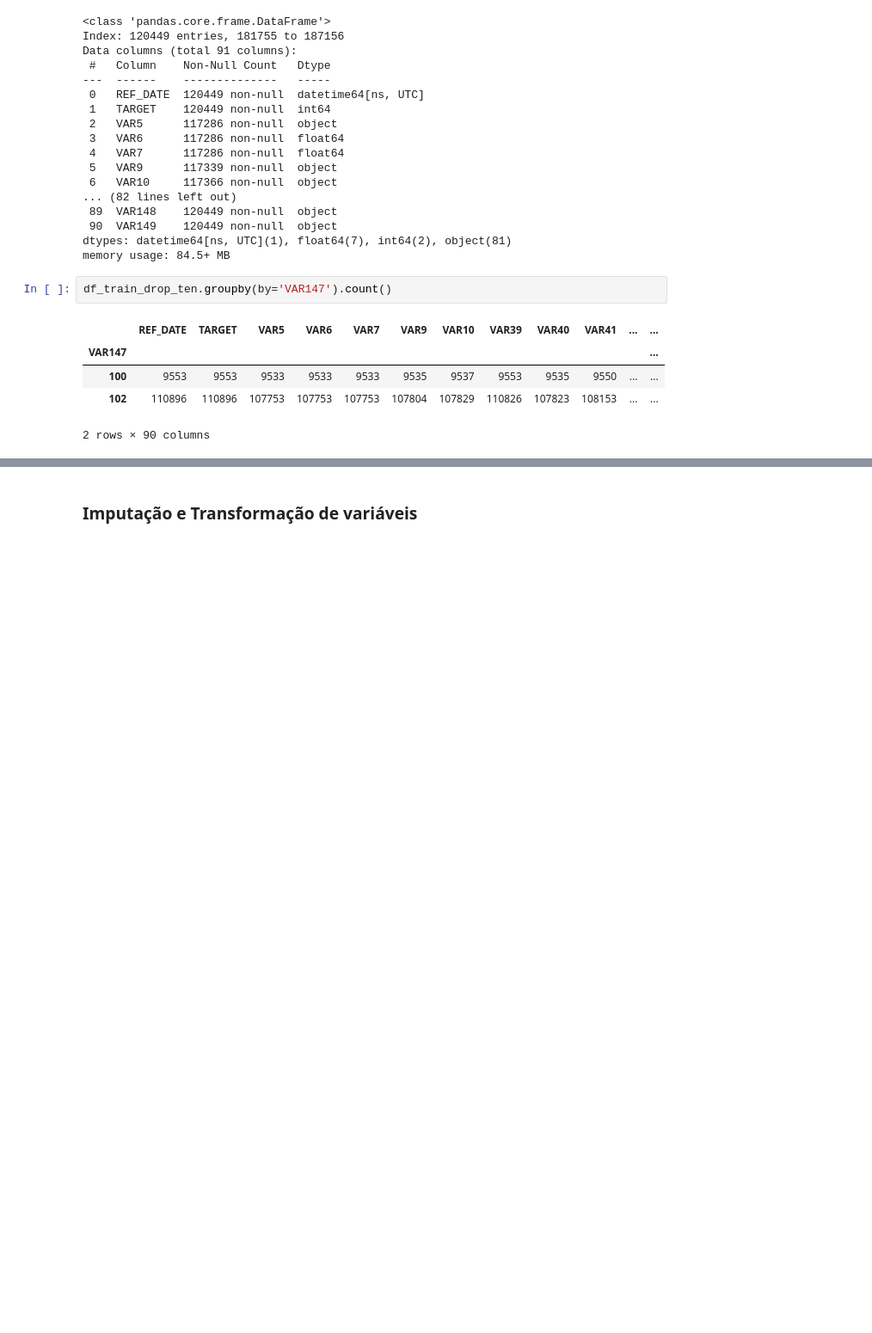
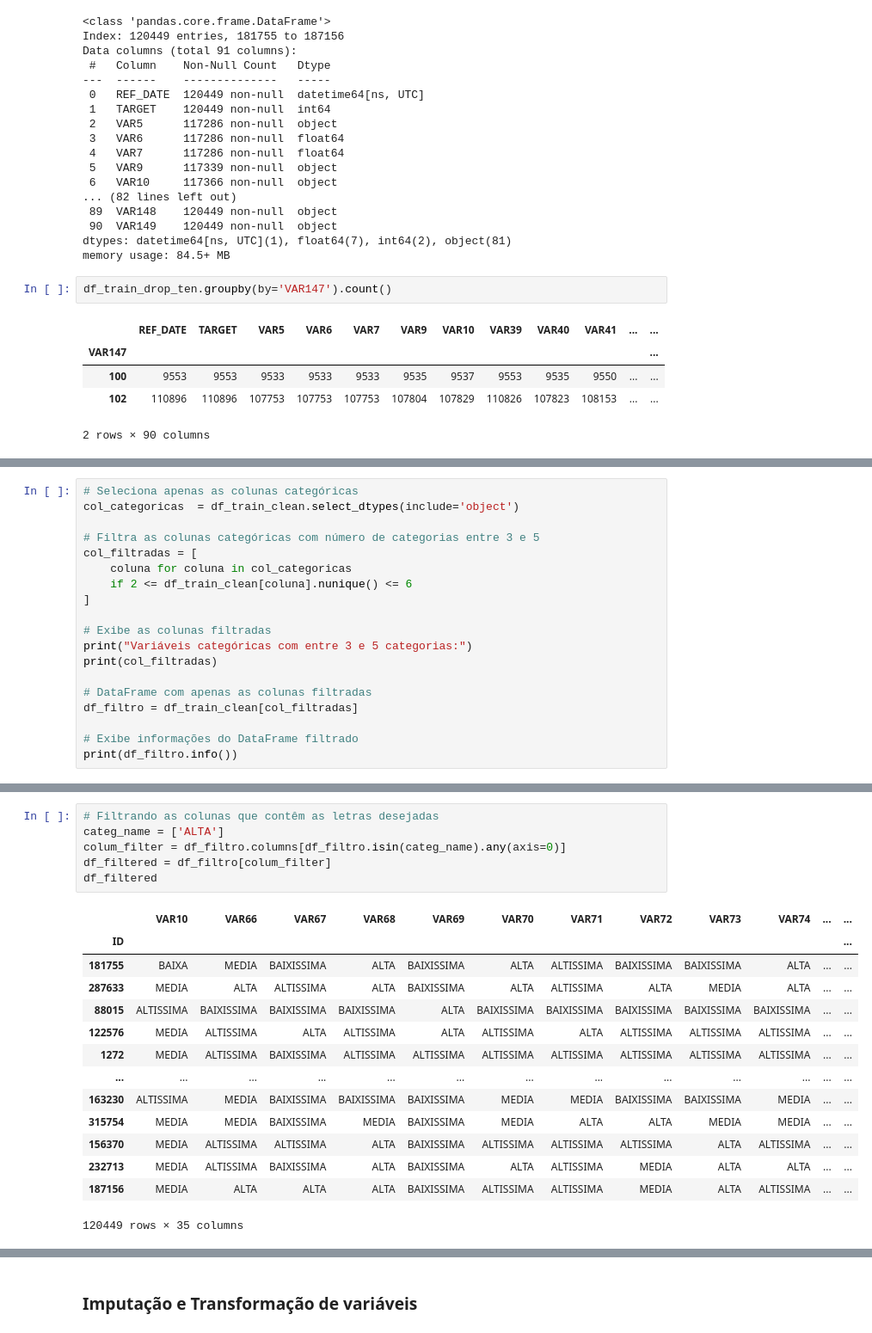
Before and after one commit to eudesgccunha/challenge-data-scientist-neurolake, a Jupyter notebook: credit/notebooks/credit_risk_analysis_tmp.ipynb, the cells around one changed output, grey strips where cells are left out. Shown at 86% size. Drawn from its saved outputs; the diff is of its cells as text; blank space fills up the shorter version.

```diff
--- a/credit/notebooks/credit_risk_analysis_tmp.ipynb
+++ b/credit/notebooks/credit_risk_analysis_tmp.ipynb
@@ -837,3 +918,22 @@ df_train_clean
 | 232713 | 2017-03-04 00:00:00+00:00 | 1 | PA | -1.393497 | -48.395074 | E | MEDIA | 0.150710 | 0.394288 | 0.389554 | ... | ... |
 | 187156 | 2017-06-24 00:00:00+00:00 | 0 | AC | -9.972673 | -67.839812 | E | MEDIA | 0.445843 | 0.409256 | 0.408303 | ... | ... |
 120449 rows × 89 columns
+# %%
+# Seleciona apenas as colunas categóricas
+col_categoricas  = df_train_clean.select_dtypes(include='object')
+
+# Filtra as colunas categóricas com número de categorias entre 3 e 5
+col_filtradas = [
+    coluna for coluna in col_categoricas
+    if 2 <= df_train_clean[coluna].nunique() <= 6
+]
+
+# Exibe as colunas filtradas
+print("Variáveis categóricas com entre 3 e 5 categorias:")
+print(col_filtradas)
+
+# DataFrame com apenas as colunas filtradas
+df_filtro = df_train_clean[col_filtradas]
+
+# Exibe informações do DataFrame filtrado
+print(df_filtro.info())
@@ -839,0 +1002,21 @@ df_train_clean
+# %%
+# Filtrando as colunas que contêm as letras desejadas
+categ_name = ['ALTA']
+colum_filter = df_filtro.columns[df_filtro.isin(categ_name).any(axis=0)]
+df_filtered = df_filtro[colum_filter]
+df_filtered
+# %% [output]
+|  | VAR10 | VAR66 | VAR67 | VAR68 | VAR69 | VAR70 | VAR71 | VAR72 | VAR73 | VAR74 | ... | ... |
+| ID |  |  |  |  |  |  |  |  |  |  |  | ... |
+| 181755 | BAIXA | MEDIA | BAIXISSIMA | ALTA | BAIXISSIMA | ALTA | ALTISSIMA | BAIXISSIMA | BAIXISSIMA | ALTA | ... | ... |
+| 287633 | MEDIA | ALTA | ALTISSIMA | ALTA | BAIXISSIMA | ALTA | ALTISSIMA | ALTA | MEDIA | ALTA | ... | ... |
+| 88015 | ALTISSIMA | BAIXISSIMA | BAIXISSIMA | BAIXISSIMA | ALTA | BAIXISSIMA | BAIXISSIMA | BAIXISSIMA | BAIXISSIMA | BAIXISSIMA | ... | ... |
+| 122576 | MEDIA | ALTISSIMA | ALTA | ALTISSIMA | ALTA | ALTISSIMA | ALTA | ALTISSIMA | ALTISSIMA | ALTISSIMA | ... | ... |
+| 1272 | MEDIA | ALTISSIMA | BAIXISSIMA | ALTISSIMA | ALTISSIMA | ALTISSIMA | ALTISSIMA | ALTISSIMA | ALTISSIMA | ALTISSIMA | ... | ... |
+| ... | ... | ... | ... | ... | ... | ... | ... | ... | ... | ... | ... | ... |
+| 163230 | ALTISSIMA | MEDIA | BAIXISSIMA | BAIXISSIMA | BAIXISSIMA | MEDIA | MEDIA | BAIXISSIMA | BAIXISSIMA | MEDIA | ... | ... |
+| 315754 | MEDIA | MEDIA | BAIXISSIMA | MEDIA | BAIXISSIMA | MEDIA | ALTA | ALTA | MEDIA | MEDIA | ... | ... |
+| 156370 | MEDIA | ALTISSIMA | ALTISSIMA | ALTA | BAIXISSIMA | ALTISSIMA | ALTISSIMA | ALTISSIMA | ALTA | ALTISSIMA | ... | ... |
+| 232713 | MEDIA | ALTISSIMA | BAIXISSIMA | ALTA | BAIXISSIMA | ALTA | ALTISSIMA | MEDIA | ALTA | ALTA | ... | ... |
+| 187156 | MEDIA | ALTA | ALTA | ALTA | BAIXISSIMA | ALTISSIMA | ALTISSIMA | MEDIA | ALTA | ALTISSIMA | ... | ... |
+120449 rows × 35 columns
```
Also changed, not shown: parts of 31 cells of this notebook.
